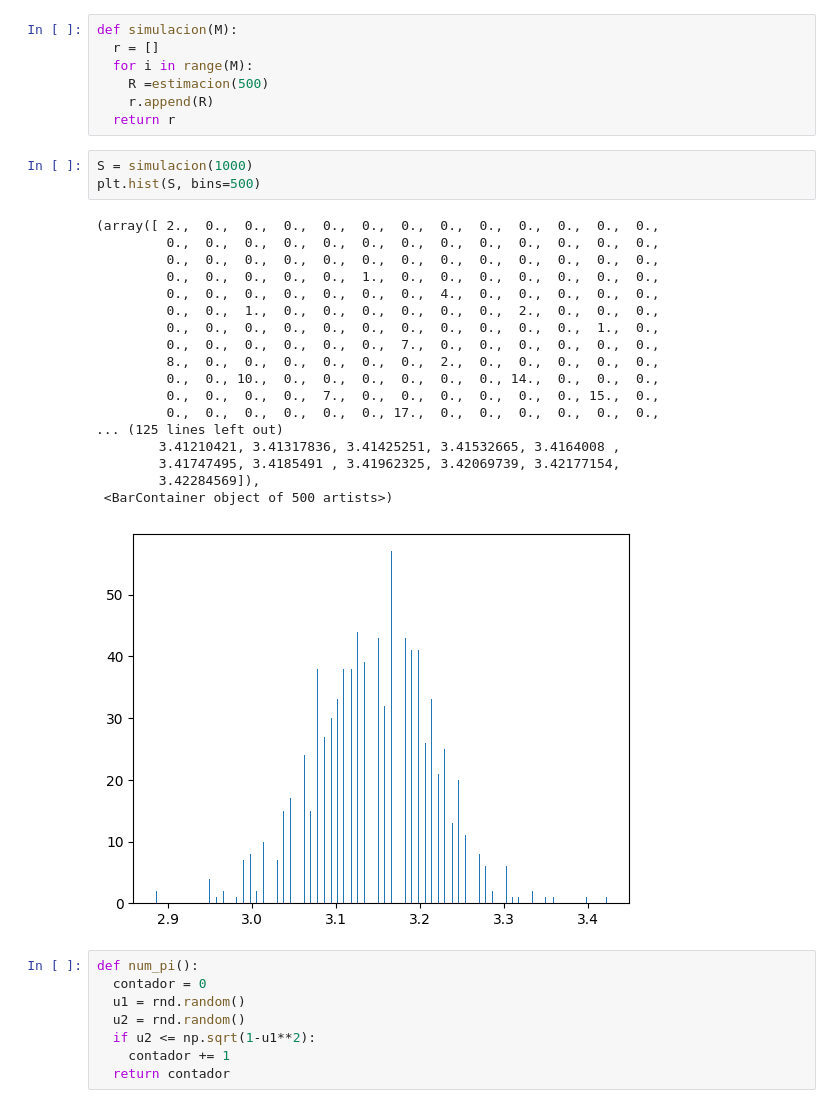
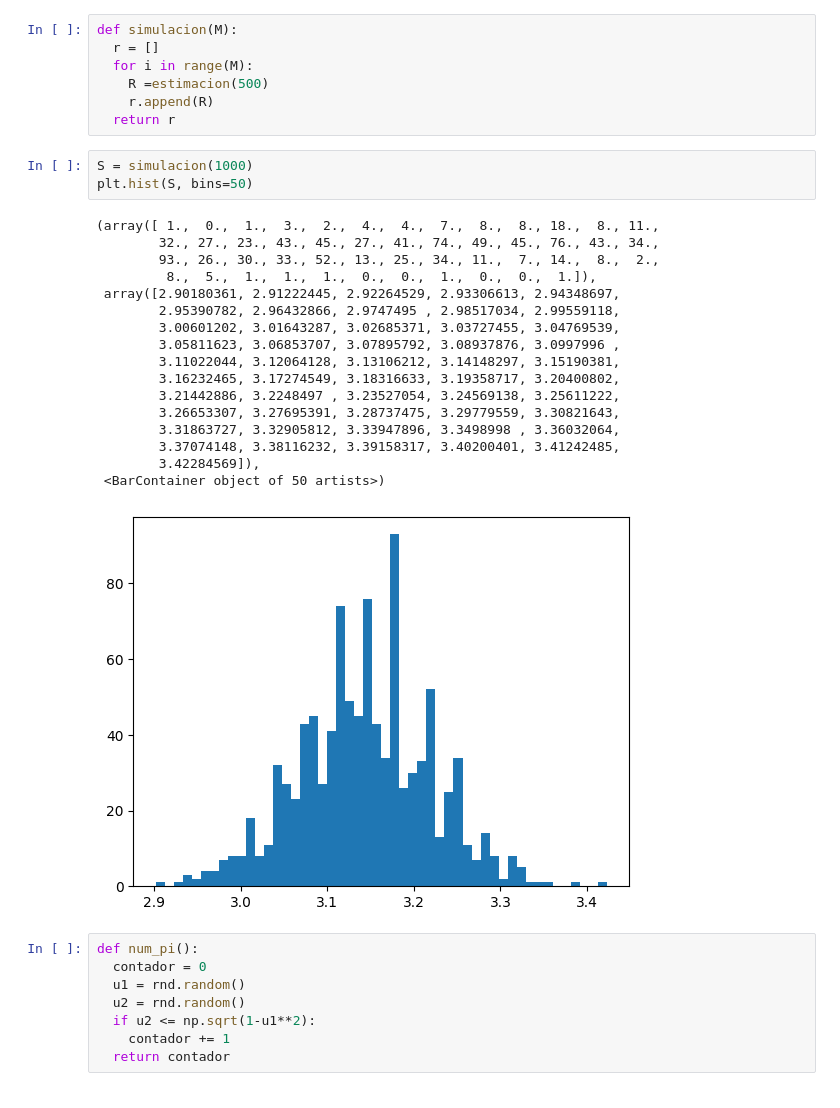
Before and after one commit to ManuelGDS/Simulacion-1, a Jupyter notebook: Aproximación_de_pi.ipynb, the cells around one changed output. Saved outputs shown, nothing was run; the diff lists cells and outputs as text.

```diff
--- a/Aproximación_de_pi.ipynb
+++ b/Aproximación_de_pi.ipynb
@@ -47,26 +47,25 @@ def simulacion(M):
   return r
 # %%
 S = simulacion(1000)
-plt.hist(S, bins=500)
+plt.hist(S, bins=50)
 # %% [output]
-(array([ 2.,  0.,  0.,  0.,  0.,  0.,  0.,  0.,  0.,  0.,  0.,  0.,  0.,
-         0.,  0.,  0.,  0.,  0.,  0.,  0.,  0.,  0.,  0.,  0.,  0.,  0.,
-         0.,  0.,  0.,  0.,  0.,  0.,  0.,  0.,  0.,  0.,  0.,  0.,  0.,
-         0.,  0.,  0.,  0.,  0.,  1.,  0.,  0.,  0.,  0.,  0.,  0.,  0.,
-         0.,  0.,  0.,  0.,  0.,  0.,  0.,  4.,  0.,  0.,  0.,  0.,  0.,
-         0.,  0.,  1.,  0.,  0.,  0.,  0.,  0.,  0.,  2.,  0.,  0.,  0.,
-         0.,  0.,  0.,  0.,  0.,  0.,  0.,  0.,  0.,  0.,  0.,  1.,  0.,
-         0.,  0.,  0.,  0.,  0.,  0.,  7.,  0.,  0.,  0.,  0.,  0.,  0.,
-         8.,  0.,  0.,  0.,  0.,  0.,  0.,  2.,  0.,  0.,  0.,  0.,  0.,
-         0.,  0., 10.,  0.,  0.,  0.,  0.,  0.,  0., 14.,  0.,  0.,  0.,
-         0.,  0.,  0.,  0.,  7.,  0.,  0.,  0.,  0.,  0.,  0., 15.,  0.,
-         0.,  0.,  0.,  0.,  0.,  0., 17.,  0.,  0.,  0.,  0.,  0.,  0.,
-... (125 lines left out)
-        3.41210421, 3.41317836, 3.41425251, 3.41532665, 3.4164008 ,
-        3.41747495, 3.4185491 , 3.41962325, 3.42069739, 3.42177154,
+(array([ 1.,  0.,  1.,  3.,  2.,  4.,  4.,  7.,  8.,  8., 18.,  8., 11.,
+        32., 27., 23., 43., 45., 27., 41., 74., 49., 45., 76., 43., 34.,
+        93., 26., 30., 33., 52., 13., 25., 34., 11.,  7., 14.,  8.,  2.,
+         8.,  5.,  1.,  1.,  1.,  0.,  0.,  1.,  0.,  0.,  1.]),
+ array([2.90180361, 2.91222445, 2.92264529, 2.93306613, 2.94348697,
+        2.95390782, 2.96432866, 2.9747495 , 2.98517034, 2.99559118,
+        3.00601202, 3.01643287, 3.02685371, 3.03727455, 3.04769539,
+        3.05811623, 3.06853707, 3.07895792, 3.08937876, 3.0997996 ,
+        3.11022044, 3.12064128, 3.13106212, 3.14148297, 3.15190381,
+        3.16232465, 3.17274549, 3.18316633, 3.19358717, 3.20400802,
+        3.21442886, 3.2248497 , 3.23527054, 3.24569138, 3.25611222,
+        3.26653307, 3.27695391, 3.28737475, 3.29779559, 3.30821643,
+        3.31863727, 3.32905812, 3.33947896, 3.3498998 , 3.36032064,
+        3.37074148, 3.38116232, 3.39158317, 3.40200401, 3.41242485,
         3.42284569]),
- <BarContainer object of 500 artists>)
+ <BarContainer object of 50 artists>)
-[figure, old version]
+[figure, new version]
 # %%
 def num_pi():
   contador = 0
```
Also changed, not shown: parts of 3 cells of this notebook.
